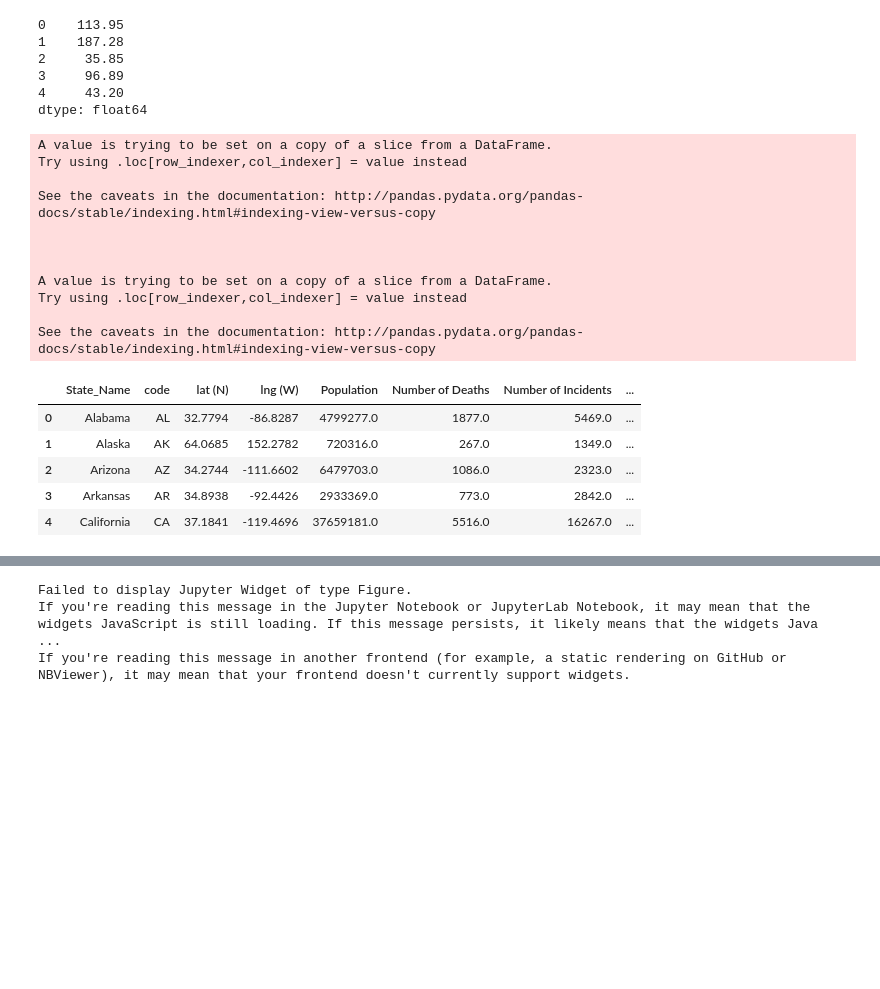
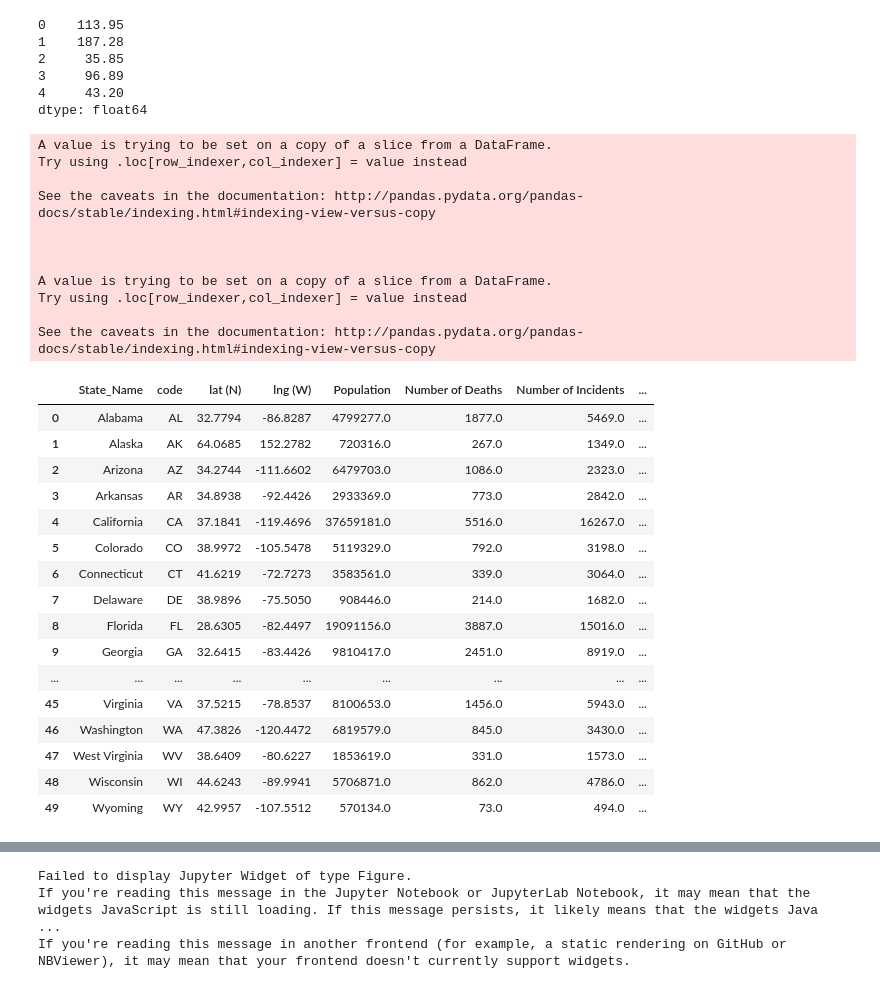
Before and after one commit to summergernon/gun_violence_analysis, a Jupyter notebook: Gun_Analysis_Pati.ipynb, the cells around one changed output, grey strips where cells are left out. Saved outputs shown, nothing was run; the diff lists cells and outputs as text; code cells hidden in the pictures; blank space fills up the shorter version.

```diff
--- a/Gun_Analysis_Pati.ipynb
+++ b/Gun_Analysis_Pati.ipynb
@@ -115,3 +115,6 @@ gun_violence_df.head()
 | 3 | 478925 | 1/5/2013 | Colorado | Aurora | 16000 block of East Ithaca Place | 4 | 0 | http://www.gunviolencearchive.org... | ... |
 | 4 | 478959 | 1/7/2013 | North Carolina | Greensboro | 307 Mourning Dove Terrace | 2 | 2 | http://www.gunviolencearchive.org... | ... |
 5 rows × 30 columns
+# %%
+gun_violence_df["month"] = pd.DatetimeIndex(gun_violence_df["date"]).month
+gun_violence_df
@@ -140,0 +171,21 @@ gun_violence_df.head()
+# %%
+#Create a loop to change months into seasons
+#summer: 6, 7, 8
+#fall: 9, 10, 11
+#winter: 12, 1, 2
+#spring: 3, 4, 5
+
+seasons=[]
+
+for x in gun_violence_df["month"]:
+    if x == "12" or x ==  "1" or x == "2":
+        seasons.append("winter")
+    elif x == "3" or x == "4" or x == "5":
+        seasons.append("spring")
+    elif x == "6" or x == "7" or x == "8":
+        seasons.append("summer")
+    else:
+        seasons.append("fall")
+
+
+print(seasons)
@@ -140,0 +194,4 @@ gun_violence_df.head()
+# %%
+# Create a column from the list and add to gun_law_df
+gun_violence_df["Season"] = seasons
+gun_violence_df.head()
@@ -437,23 +496,34 @@ dtype: float64
 # %%
 plotly_gun_df["Norm Incidents"] = normalized_incidents
 plotly_gun_df["Norm Deaths"] = normalized_death
 
-plotly_gun_df.head()
+plotly_gun_df
 # %% [output]
 A value is trying to be set on a copy of a slice from a DataFrame.
 Try using .loc[row_indexer,col_indexer] = value instead
 
 See the caveats in the documentation: http://pandas.pydata.org/pandas-docs/stable/indexing.html#indexing-view-versus-copy
 
 
 
 A value is trying to be set on a copy of a slice from a DataFrame.
 Try using .loc[row_indexer,col_indexer] = value instead
 
 See the caveats in the documentation: http://pandas.pydata.org/pandas-docs/stable/indexing.html#indexing-view-versus-copy
 |  | State_Name | code | lat (N) | lng (W) | Population | Number of Deaths | Number of Incidents | ... |
 | 0 | Alabama | AL | 32.7794 | -86.8287 | 4799277.0 | 1877.0 | 5469.0 | ... |
 | 1 | Alaska | AK | 64.0685 | 152.2782 | 720316.0 | 267.0 | 1349.0 | ... |
 | 2 | Arizona | AZ | 34.2744 | -111.6602 | 6479703.0 | 1086.0 | 2323.0 | ... |
 | 3 | Arkansas | AR | 34.8938 | -92.4426 | 2933369.0 | 773.0 | 2842.0 | ... |
 | 4 | California | CA | 37.1841 | -119.4696 | 37659181.0 | 5516.0 | 16267.0 | ... |
+| 5 | Colorado | CO | 38.9972 | -105.5478 | 5119329.0 | 792.0 | 3198.0 | ... |
+| 6 | Connecticut | CT | 41.6219 | -72.7273 | 3583561.0 | 339.0 | 3064.0 | ... |
+| 7 | Delaware | DE | 38.9896 | -75.5050 | 908446.0 | 214.0 | 1682.0 | ... |
+| 8 | Florida | FL | 28.6305 | -82.4497 | 19091156.0 | 3887.0 | 15016.0 | ... |
+| 9 | Georgia | GA | 32.6415 | -83.4426 | 9810417.0 | 2451.0 | 8919.0 | ... |
+| ... | ... | ... | ... | ... | ... | ... | ... | ... |
+| 45 | Virginia | VA | 37.5215 | -78.8537 | 8100653.0 | 1456.0 | 5943.0 | ... |
+| 46 | Washington | WA | 47.3826 | -120.4472 | 6819579.0 | 845.0 | 3430.0 | ... |
+| 47 | West Virginia | WV | 38.6409 | -80.6227 | 1853619.0 | 331.0 | 1573.0 | ... |
+| 48 | Wisconsin | WI | 44.6243 | -89.9941 | 5706871.0 | 862.0 | 4786.0 | ... |
+| 49 | Wyoming | WY | 42.9957 | -107.5512 | 570134.0 | 73.0 | 494.0 | ... |
```
Also changed, not shown: parts of 12 cells of this notebook.
